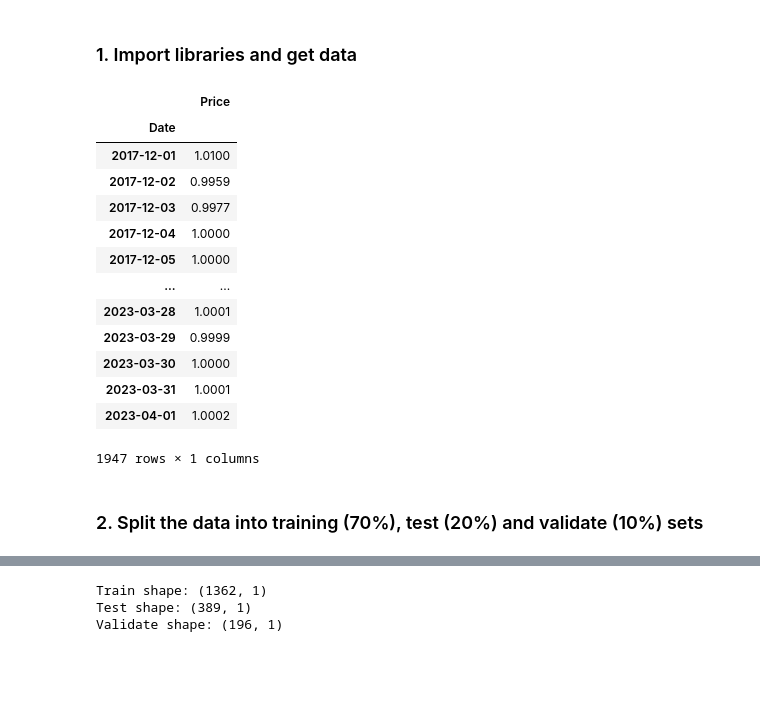
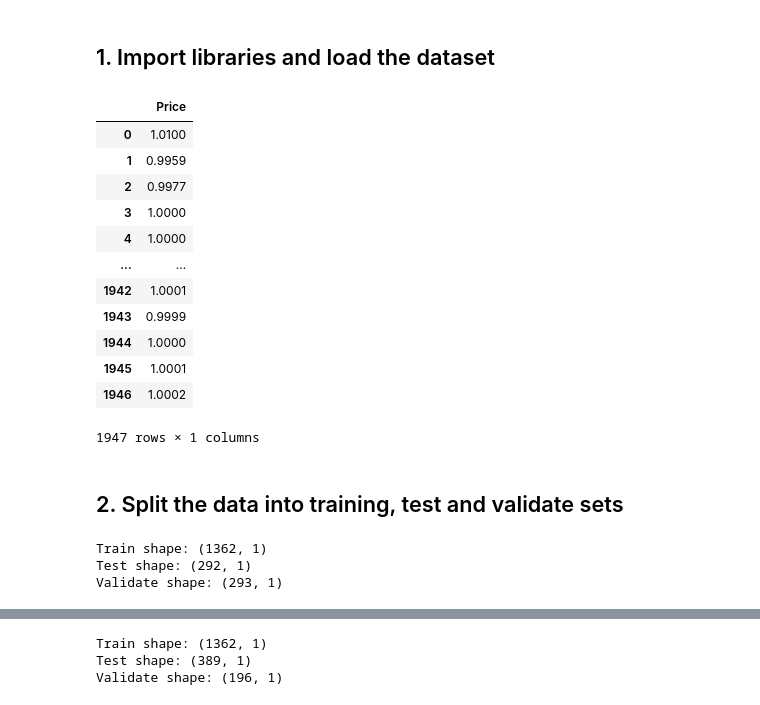
Before and after one commit to TR-PHU/bda, a Jupyter notebook: tether/LR_Model.ipynb, the cells around one changed output, grey strips where cells are left out. Saved outputs shown, nothing was run; the diff lists cells and outputs as text; code cells hidden in the pictures; blank space fills up the shorter version.

```diff
--- a/tether/LR_Model.ipynb
+++ b/tether/LR_Model.ipynb
@@ -1,3 +1,3 @@
 # %% [markdown]
-### 1. Import libraries and get data
+## 1. Import libraries and load the dataset
 # %%
@@ -12,34 +13,41 @@ from dateutil.parser import parse
-# %%
-# Load the dataset
-df = pd.read_csv("./USDT.csv")
-
-# Drop the unnecessary columns.
-df.drop(['Open', 'High', 'Low', 'Vol.', 'Change %'], axis=1, inplace=True)
-
-# Convert the "Date" column to datetime format
-df['Date'] = pd.to_datetime(df['Date'], format='%d-%b-%y')
-
-# Sort the DataFrame by date
-df = df.sort_values('Date')
-
-# Set Date index
-df.set_index('Date', inplace=True)
-
-df
-# %% [output]
-|  | Price |
-| Date |  |
-| 2017-12-01 | 1.0100 |
-| 2017-12-02 | 0.9959 |
-| 2017-12-03 | 0.9977 |
-| 2017-12-04 | 1.0000 |
-| 2017-12-05 | 1.0000 |
-| ... | ... |
-| 2023-03-28 | 1.0001 |
-| 2023-03-29 | 0.9999 |
-| 2023-03-30 | 1.0000 |
-| 2023-03-31 | 1.0001 |
-| 2023-04-01 | 1.0002 |
-1947 rows × 1 columns
+# %%
+# Load the dataset
+df = pd.read_csv("./USDT.csv")
+
+df = df[['Price']]
+df = df.dropna()
+df = df.reset_index(drop=True)
+
+df
+# %% [output]
+|  | Price |
+| 0 | 1.0100 |
+| 1 | 0.9959 |
+| 2 | 0.9977 |
+| 3 | 1.0000 |
+| 4 | 1.0000 |
+| ... | ... |
+| 1942 | 1.0001 |
+| 1943 | 0.9999 |
+| 1944 | 1.0000 |
+| 1945 | 1.0001 |
+| 1946 | 1.0002 |
+1947 rows × 1 columns
 # %% [markdown]
-### 2. Split the data into training (70%), test (20%) and validate (10%) sets
+## 2. Split the data into training, test and validate sets
+# %%
+train_size = int(0.7 * len(df))
+test_size = int(0.15 * len(df))
+val_size = len(df) - train_size - test_size
+
+train_data = df[:train_size]
+test_data = df[train_size:train_size+test_size]
+val_data = df[train_size+test_size:]
+
+print("Train shape:", train_data.shape)
+print("Test shape:", test_data.shape)
+print("Validate shape:", val_data.shape)
+# %% [output]
+Train shape: (1362, 1)
+Test shape: (292, 1)
+Validate shape: (293, 1)
```
Also changed, not shown: parts of 14 cells of this notebook, 15 other files.
